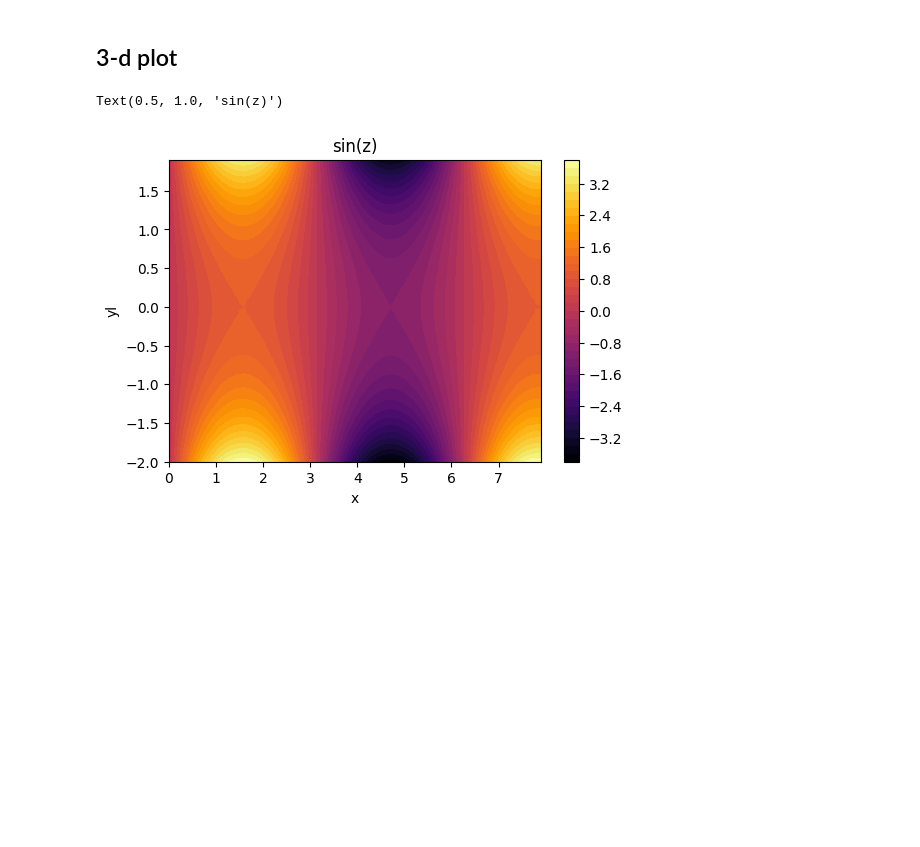
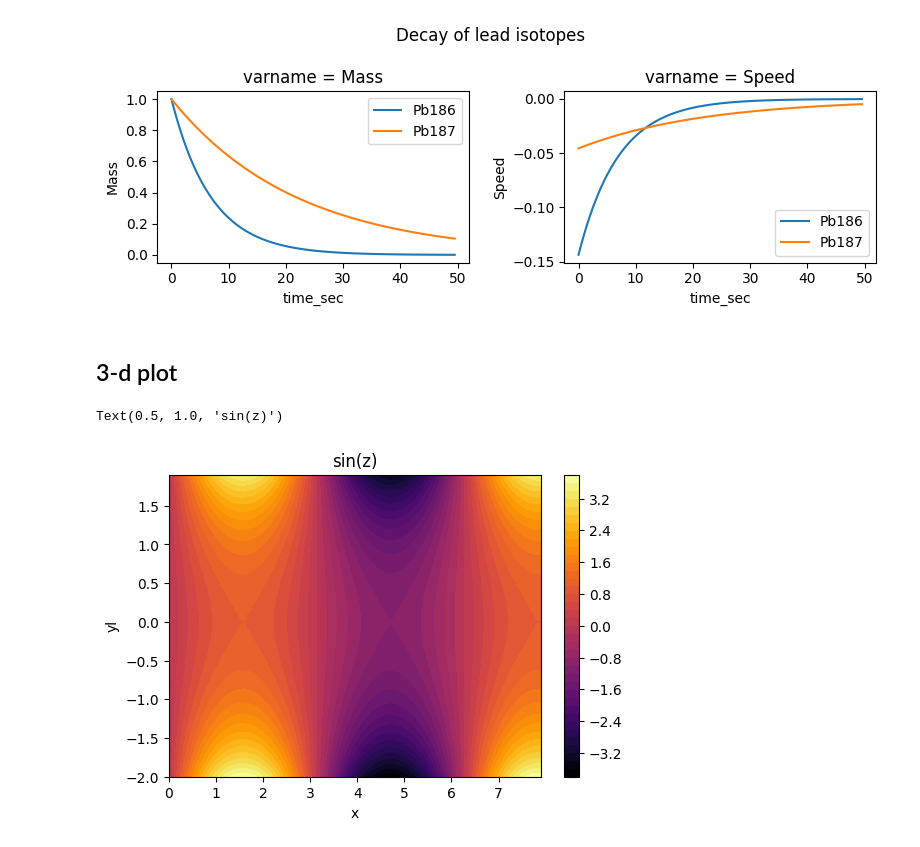
Before and after one commit to danlkv/cartesian-explorer, a Jupyter notebook: examples/Example usage.ipynb, the cells around one changed output. Drawn from its saved outputs; the diff is of its cells as text; code cells hidden in the pictures; blank space fills up the shorter version.

```diff
--- a/examples/Example usage.ipynb
+++ b/examples/Example usage.ipynb
@@ -51,3 +34,29 @@ fig.axes
+# %%
+ex = Explorer()
+
+@ex.add_function(provides='Mass', requires=('time_sec', 'T'))
+def mass(time_sec, T):
+    return np.exp(-T*time_sec)
+
+@ex.add_function(provides='Speed', requires=('time_sec', 'T'))
+def speed(time_sec, T):
+    return -T*np.exp(-T*time_sec)
+
+@ex.provider
+def T(isotope):
+    if isotope == 'Pb186':
+        return np.log(2)/4.82
+    if isotope == 'Pb187':
+        return np.log(2)/15.2
+# %%
+fig = ex.plot_variables2d(('Mass', 'Speed'),
+                           isotope=['Pb186', 'Pb187'],
+                           time_sec=np.arange(100)/2
+                    )
+fig.suptitle('Decay of lead isotopes')
+plt.tight_layout()
+# %% [output]
+[figure, added]
 # %% [markdown]
 ## 3-d plot
 # %%
```
Also changed, not shown: parts of 13 cells of this notebook, 2 other files.
